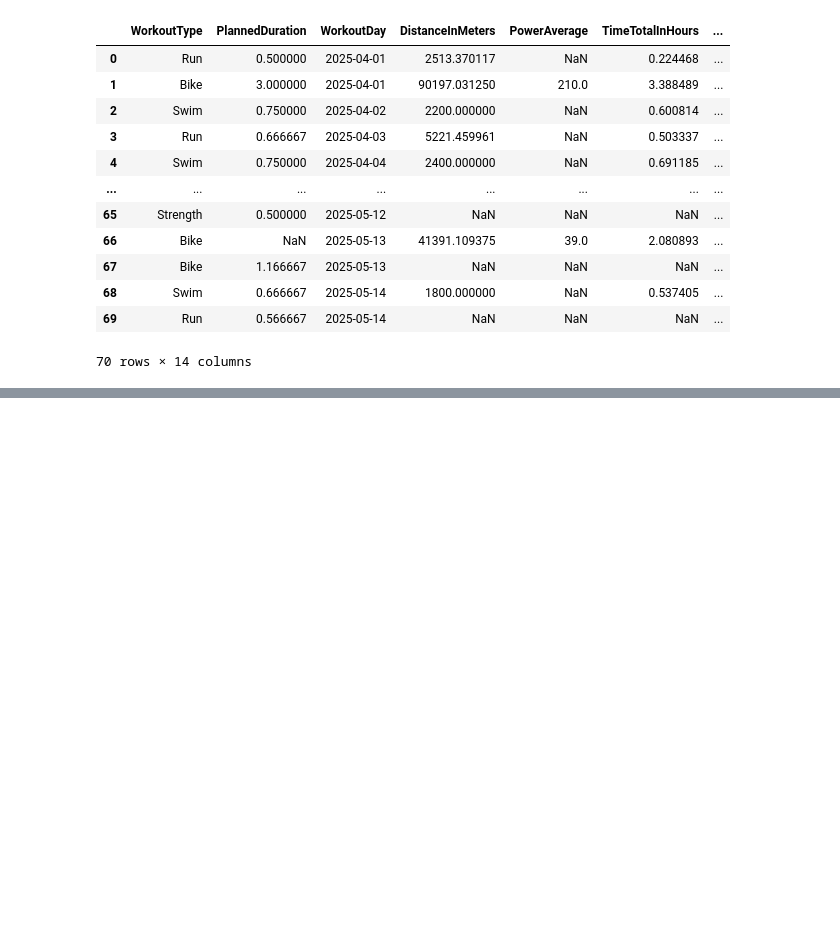
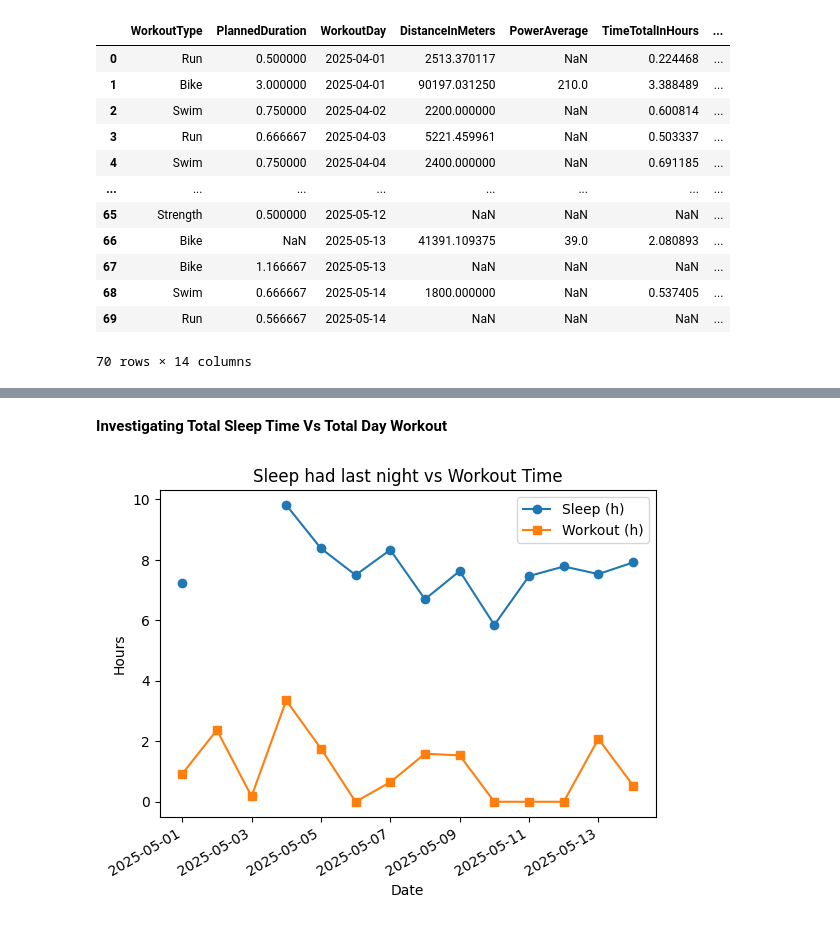
Before and after one commit to amoyeni/Garmin-EDA, a Jupyter notebook: Healthdata.ipynb, the cells around one changed output, grey strips where cells are left out. Saved outputs shown, nothing was run; the diff lists cells and outputs as text; code cells hidden in the pictures; blank space fills up the shorter version.

```diff
--- a/Healthdata.ipynb
+++ b/Healthdata.ipynb
@@ -131,0 +329,20 @@ display(df_changes)
+# %% [markdown]
+**Investigating Total Sleep Time Vs Total Day Workout**
+# %%
+import matplotlib.pyplot as plt
+
+df = merged.sort_values('WorkoutDate')
+
+df['SleepHours'] = df['Sleep Duration'].dt.total_seconds() / 3600
+
+fig, ax = plt.subplots()
+ax.plot(df['WorkoutDate'], df['SleepHours'], marker='o', label='Sleep (h)')
+ax.plot(df['WorkoutDate'], df['TimeTotalInHours'], marker='s', label='Workout (h)')
+ax.set_xlabel('Date')
+ax.set_ylabel('Hours')
+ax.set_title('Sleep had last night vs Workout Time')
+ax.legend()
+fig.autofmt_xdate()
+plt.show()
+# %% [output]
+[figure, added]
```
Also changed, not shown: parts of 24 cells of this notebook, 1 other file.
